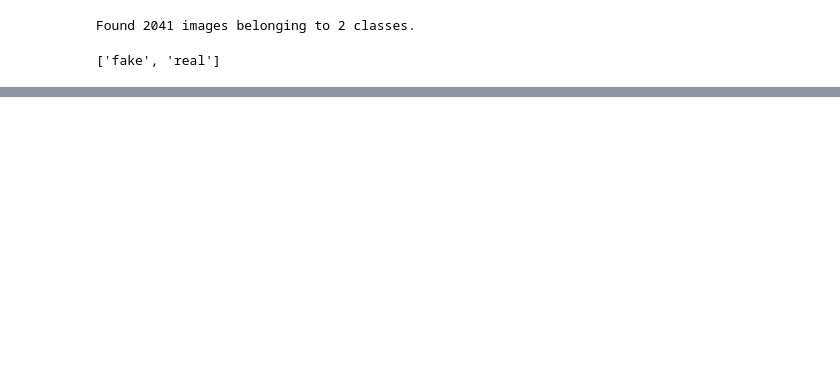
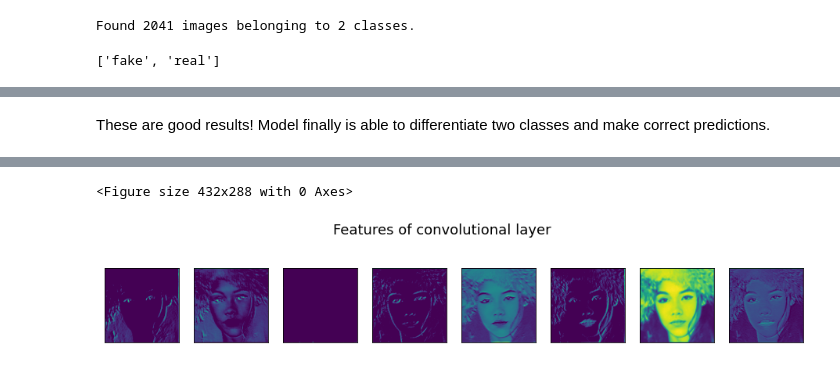
Before and after one commit to dagross/capstone, a Jupyter notebook: code/02_modeling.ipynb, the cells around one changed output, grey strips where cells are left out. Cells and saved outputs as stored; diff of their text form; code cells hidden in the pictures; blank space fills up the shorter version.

```diff
--- a/code/02_modeling.ipynb
+++ b/code/02_modeling.ipynb
@@ -469,0 +432,6 @@ val_class_groups.plot.barh();
+# %% [markdown]
+These are good results!
+Model finally is able to differentiate two classes and make correct predictions.
+# %%
+Universal().get_feat(model_custom,X_test_150[matches_4[1]],layer_num=0,savename="model_best_features_conv_0");
+# %% [output]
@@ -469,0 +440,2 @@ val_class_groups.plot.barh();
+<Figure size 432x288 with 0 Axes>
+[figure, added]
```
Also changed, not shown: parts of 85 cells of this notebook, 30 other files.
